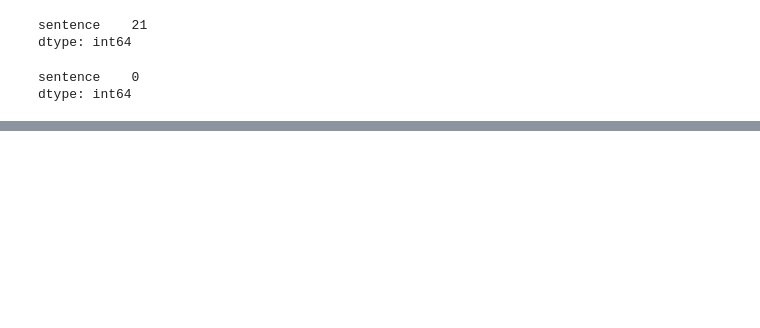
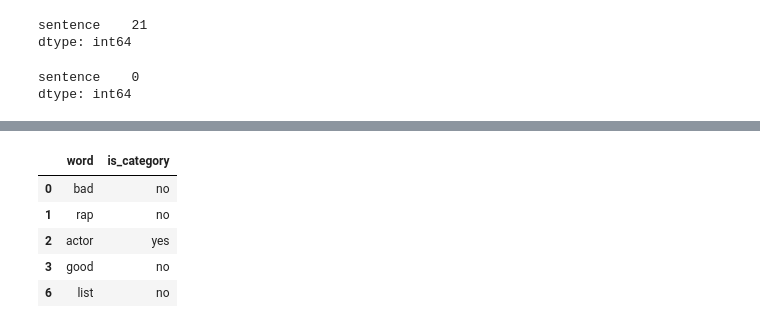
Before and after one commit to MaLL-UFSCar/NELL-subcategories-QnA, a Jupyter notebook: DataSetGenerator.ipynb, the cells around one changed output, grey strips where cells are left out. Cells and saved outputs as stored; diff of their text form; code cells hidden in the pictures; blank space fills up the shorter version.

```diff
--- a/DataSetGenerator.ipynb
+++ b/DataSetGenerator.ipynb
@@ -101,3 +105,21 @@ nellkb['is_category'].value_counts()
+# %%
+#Cria uma nova coluna 'is_category' no dataset nellkb com 'yes' e 'no'
+aux_list = []
+for i in nellkb.index:
+    if nellkb['word'][i] in categories:
+        aux_list.append('yes')
+    else:
+        aux_list.append('no')
+
+nellkb['is_category'] = aux_list
+nellkb.head()
+# %% [output]
+|  | word | is_category |
+| 0 | bad | no |
+| 1 | rap | no |
+| 2 | actor | yes |
+| 3 | good | no |
+| 6 | list | no |
 # %%
 #
 for irow, row in source.iterrows():
```
Also changed, not shown: parts of 16 cells of this notebook.
